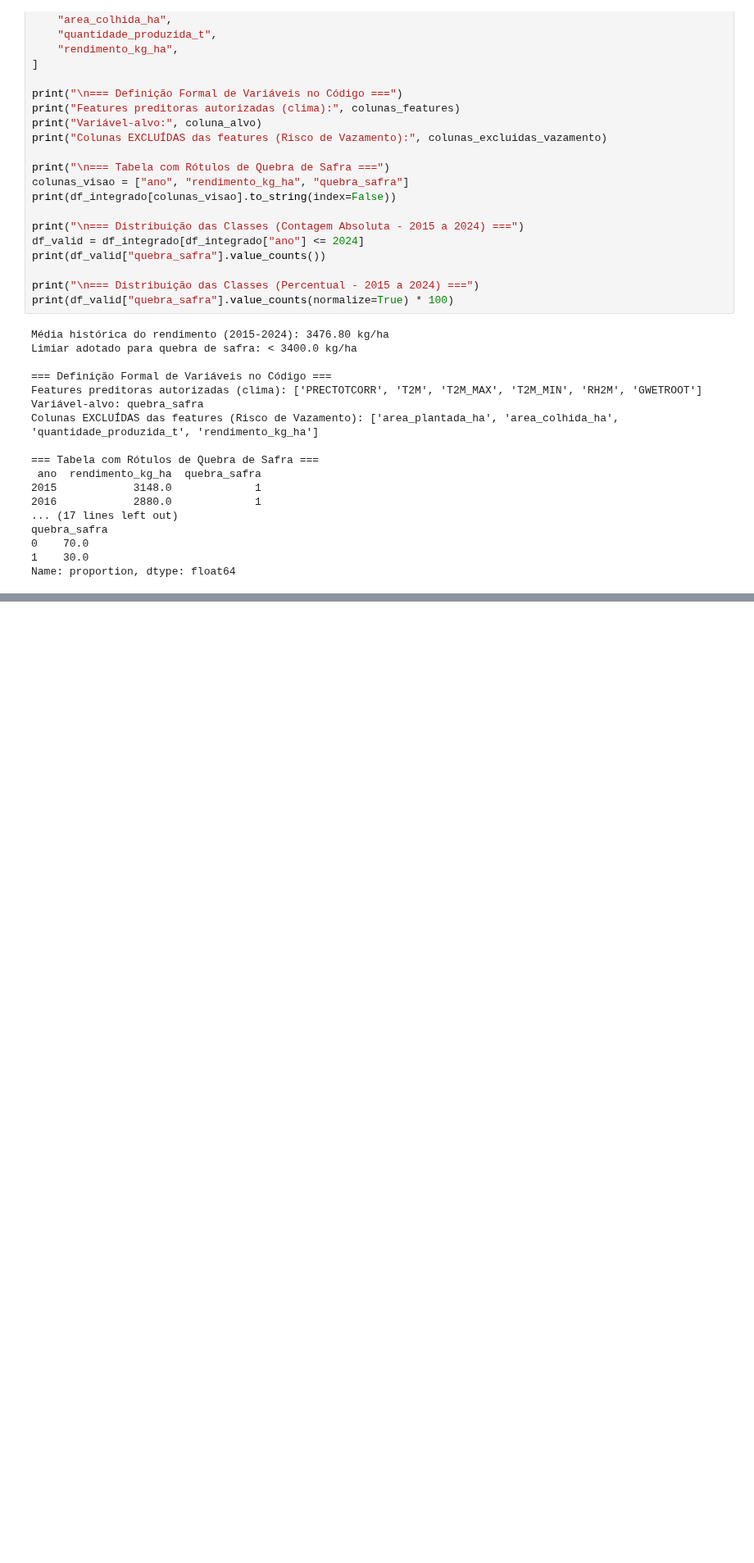
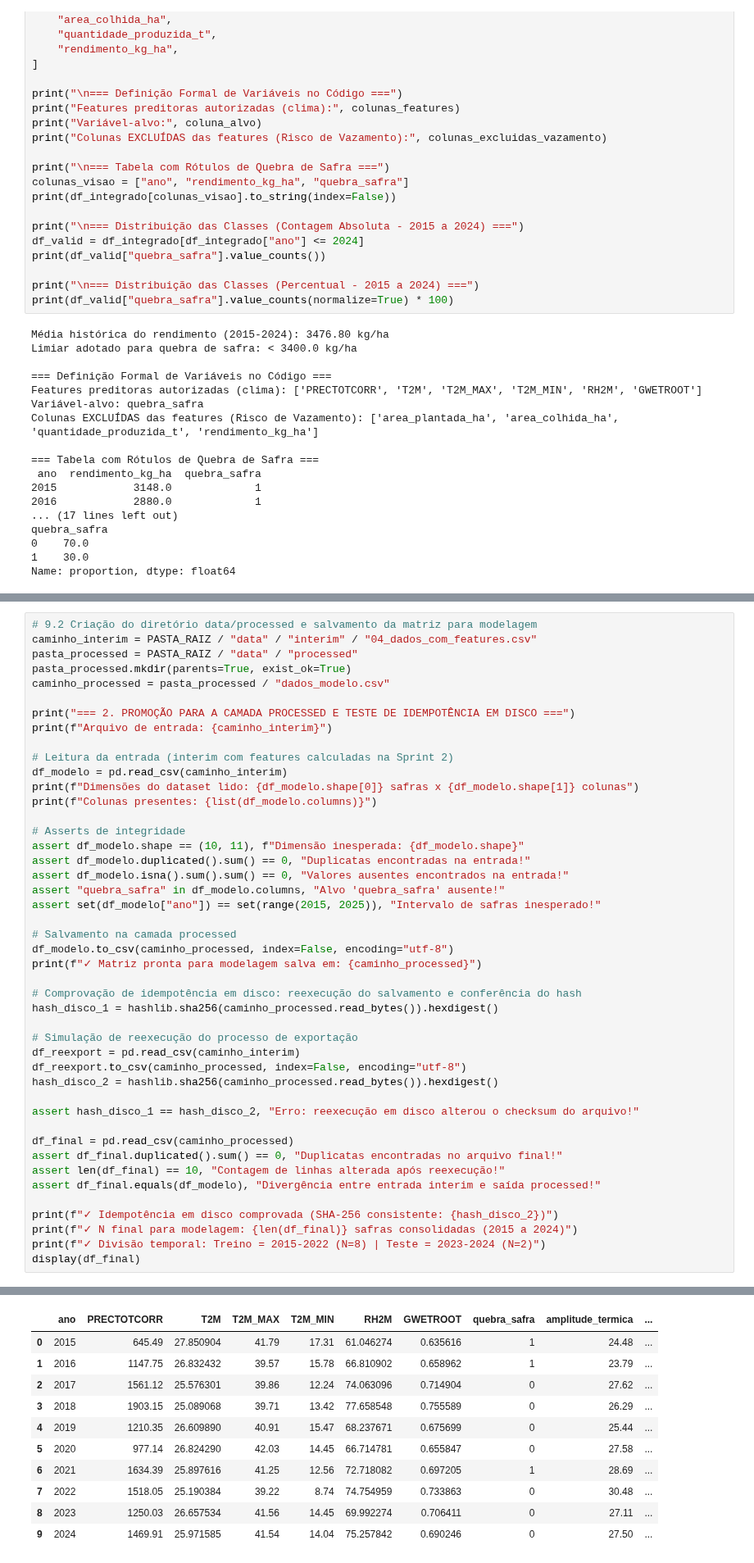
Before and after one commit to SAMUKISZHSD/bx_produtividade_agricola, a Jupyter notebook: notebooks/01_coleta_de_dados.ipynb, the cells around one changed output, grey strips where cells are left out. Shown at 82% size. Cells and saved outputs as stored; diff of their text form; blank space fills up the shorter version.

Commit message:
feat: verifica idempontencia e gera arquivo final pro modelo consumir

```diff
--- a/notebooks/01_coleta_de_dados.ipynb
+++ b/notebooks/01_coleta_de_dados.ipynb
@@ -483,0 +535,46 @@ Name: proportion, dtype: float64
+# %%
+# 9.2 Criação do diretório data/processed e salvamento da matriz para modelagem
+caminho_interim = PASTA_RAIZ / "data" / "interim" / "04_dados_com_features.csv"
+pasta_processed = PASTA_RAIZ / "data" / "processed"
+pasta_processed.mkdir(parents=True, exist_ok=True)
+caminho_processed = pasta_processed / "dados_modelo.csv"
+
+print("=== 2. PROMOÇÃO PARA A CAMADA PROCESSED E TESTE DE IDEMPOTÊNCIA EM DISCO ===")
+print(f"Arquivo de entrada: {caminho_interim}")
+
+# Leitura da entrada (interim com features calculadas na Sprint 2)
+df_modelo = pd.read_csv(caminho_interim)
+print(f"Dimensões do dataset lido: {df_modelo.shape[0]} safras x {df_modelo.shape[1]} colunas")
+print(f"Colunas presentes: {list(df_modelo.columns)}")
+
+# Asserts de integridade
+assert df_modelo.shape == (10, 11), f"Dimensão inesperada: {df_modelo.shape}"
+assert df_modelo.duplicated().sum() == 0, "Duplicatas encontradas na entrada!"
+assert df_modelo.isna().sum().sum() == 0, "Valores ausentes encontrados na entrada!"
+assert "quebra_safra" in df_modelo.columns, "Alvo 'quebra_safra' ausente!"
+assert set(df_modelo["ano"]) == set(range(2015, 2025)), "Intervalo de safras inesperado!"
+
+# Salvamento na camada processed
+df_modelo.to_csv(caminho_processed, index=False, encoding="utf-8")
+print(f"✓ Matriz pronta para modelagem salva em: {caminho_processed}")
+
+# Comprovação de idempotência em disco: reexecução do salvamento e conferência do hash
+hash_disco_1 = hashlib.sha256(caminho_processed.read_bytes()).hexdigest()
+
+# Simulação de reexecução do processo de exportação
+df_reexport = pd.read_csv(caminho_interim)
+df_reexport.to_csv(caminho_processed, index=False, encoding="utf-8")
+hash_disco_2 = hashlib.sha256(caminho_processed.read_bytes()).hexdigest()
+
+assert hash_disco_1 == hash_disco_2, "Erro: reexecução em disco alterou o checksum do arquivo!"
+
+df_final = pd.read_csv(caminho_processed)
+assert df_final.duplicated().sum() == 0, "Duplicatas encontradas no arquivo final!"
+assert len(df_final) == 10, "Contagem de linhas alterada após reexecução!"
+assert df_final.equals(df_modelo), "Divergência entre entrada interim e saída processed!"
+
+print(f"✓ Idempotência em disco comprovada (SHA-256 consistente: {hash_disco_2})")
+print(f"✓ N final para modelagem: {len(df_final)} safras consolidadas (2015 a 2024)")
+print(f"✓ Divisão temporal: Treino = 2015-2022 (N=8) | Teste = 2023-2024 (N=2)")
+display(df_final)
+# %% [output]
@@ -483,0 +589,11 @@ Name: proportion, dtype: float64
+|  | ano | PRECTOTCORR | T2M | T2M_MAX | T2M_MIN | RH2M | GWETROOT | quebra_safra | amplitude_termica | ... |
+| 0 | 2015 | 645.49 | 27.850904 | 41.79 | 17.31 | 61.046274 | 0.635616 | 1 | 24.48 | ... |
+| 1 | 2016 | 1147.75 | 26.832432 | 39.57 | 15.78 | 66.810902 | 0.658962 | 1 | 23.79 | ... |
+| 2 | 2017 | 1561.12 | 25.576301 | 39.86 | 12.24 | 74.063096 | 0.714904 | 0 | 27.62 | ... |
+| 3 | 2018 | 1903.15 | 25.089068 | 39.71 | 13.42 | 77.658548 | 0.755589 | 0 | 26.29 | ... |
+| 4 | 2019 | 1210.35 | 26.609890 | 40.91 | 15.47 | 68.237671 | 0.675699 | 0 | 25.44 | ... |
+| 5 | 2020 | 977.14 | 26.824290 | 42.03 | 14.45 | 66.714781 | 0.655847 | 0 | 27.58 | ... |
+| 6 | 2021 | 1634.39 | 25.897616 | 41.25 | 12.56 | 72.718082 | 0.697205 | 1 | 28.69 | ... |
+| 7 | 2022 | 1518.05 | 25.190384 | 39.22 | 8.74 | 74.754959 | 0.733863 | 0 | 30.48 | ... |
+| 8 | 2023 | 1250.03 | 26.657534 | 41.56 | 14.45 | 69.992274 | 0.706411 | 0 | 27.11 | ... |
+| 9 | 2024 | 1469.91 | 25.971585 | 41.54 | 14.04 | 75.257842 | 0.690246 | 0 | 27.50 | ... |
```
Also changed, not shown: parts of 4 cells of this notebook, 4 other files.
